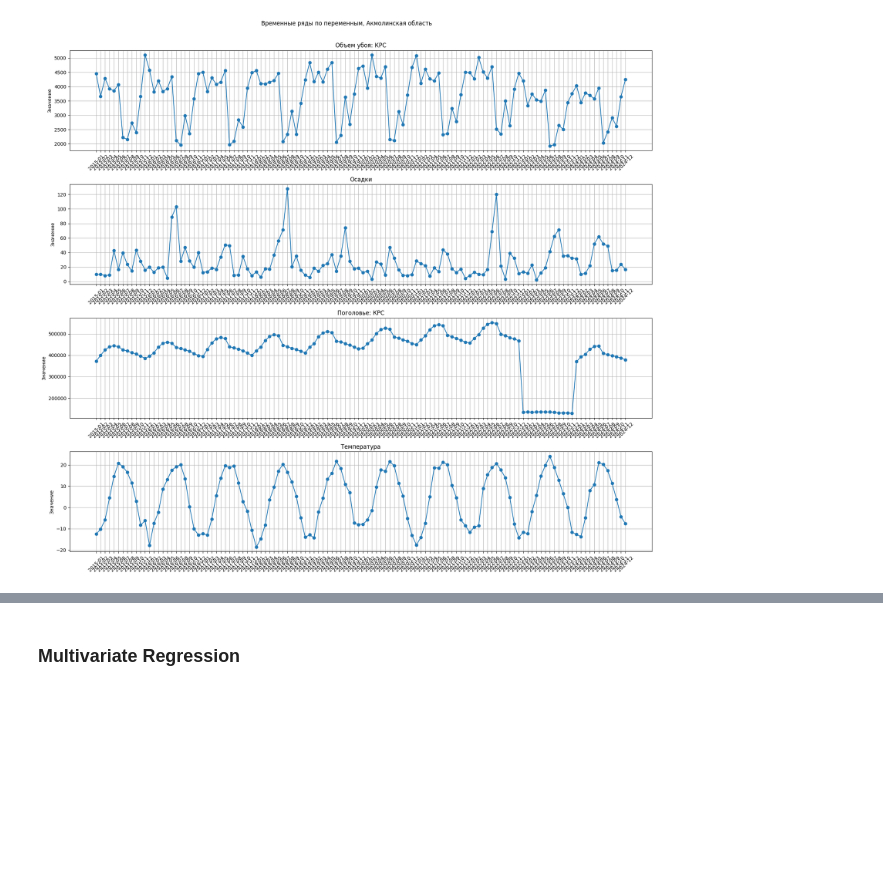
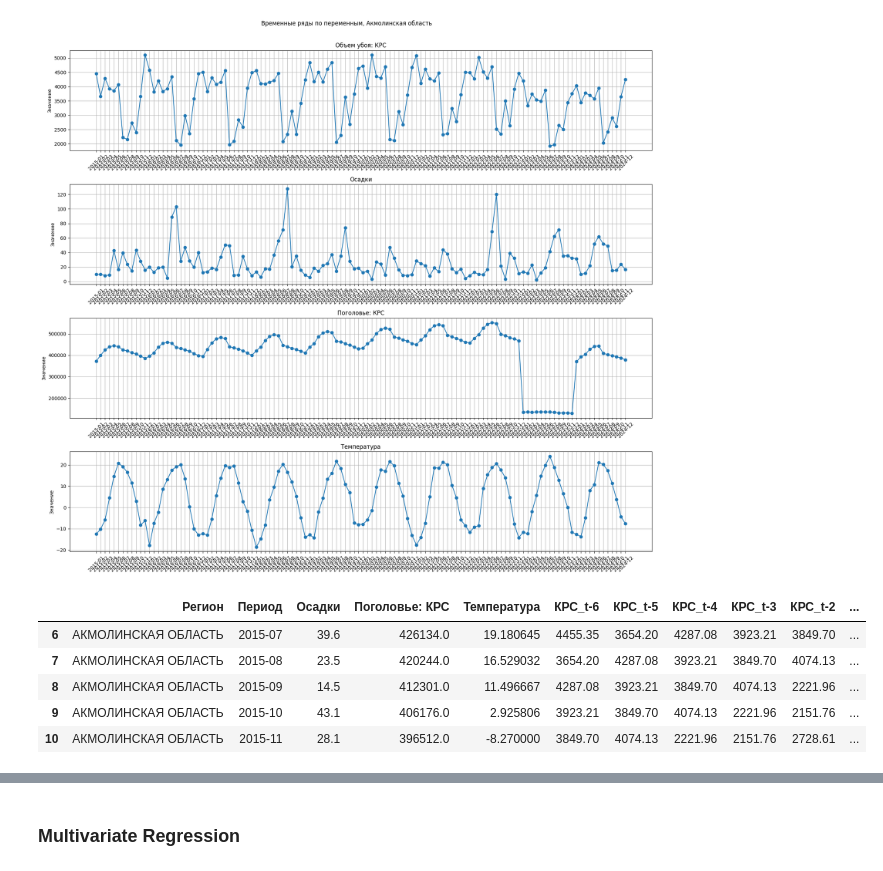
Before and after one commit to Madi147/ICC, a Jupyter notebook: Models/КРС/КРС_Akmola.ipynb, the cells around one changed output, grey strips where cells are left out. Drawn from its saved outputs; the diff is of its cells as text; code cells hidden in the pictures; blank space fills up the shorter version.

```diff
--- a/Models/КРС/КРС_Akmola.ipynb
+++ b/Models/КРС/КРС_Akmola.ipynb
@@ -108,4 +108,33 @@ plt.tight_layout()
 plt.show()
 # %% [output]
 [figure]
+# %%
+# # Add lag features to your dataframe
+# for lag in range(1, 13):  # t-1 to t-4
+#     df_akmola[f"КРС_t-{lag}"] = df_akmola["Объем убоя: КРС"].shift(lag)
+
+# # Drop NA rows (due to lag creation)
+# df_akmola_lagged = df_akmola.dropna().copy()
+# df_akmola_lagged
+
+# Create lags (t-6 to t+6) for the target variable
+for lag in range(-6, 7):
+    if lag < 0:
+        df_akmola[f"КРС_t+{abs(lag)}"] = df_akmola["Объем убоя: КРС"].shift(lag)  # lead
+    elif lag > 0:
+        df_akmola[f"КРС_t-{lag}"] = df_akmola["Объем убоя: КРС"].shift(lag)
+
+# Drop NA rows caused by shifting
+df_akmola_lagged = df_akmola.dropna().copy()
+df_akmola_lagged = df_akmola_lagged[['Регион', 'Период', 'Осадки', 'Поголовье: КРС',
+       'Температура', 'КРС_t-6', 'КРС_t-5', 'КРС_t-4', 'КРС_t-3', 'КРС_t-2',
+       'КРС_t-1', 'Объем убоя: КРС', 'КРС_t+1', 'КРС_t+2', 'КРС_t+3', 'КРС_t+4', 'КРС_t+5', 'КРС_t+6']]
+df_akmola_lagged.head()
+# %% [output]
+|  | Регион | Период | Осадки | Поголовье: КРС | Температура | КРС_t-6 | КРС_t-5 | КРС_t-4 | КРС_t-3 | КРС_t-2 | ... |
+| 6 | АКМОЛИНСКАЯ ОБЛАСТЬ | 2015-07 | 39.6 | 426134.0 | 19.180645 | 4455.35 | 3654.20 | 4287.08 | 3923.21 | 3849.70 | ... |
+| 7 | АКМОЛИНСКАЯ ОБЛАСТЬ | 2015-08 | 23.5 | 420244.0 | 16.529032 | 3654.20 | 4287.08 | 3923.21 | 3849.70 | 4074.13 | ... |
+| 8 | АКМОЛИНСКАЯ ОБЛАСТЬ | 2015-09 | 14.5 | 412301.0 | 11.496667 | 4287.08 | 3923.21 | 3849.70 | 4074.13 | 2221.96 | ... |
+| 9 | АКМОЛИНСКАЯ ОБЛАСТЬ | 2015-10 | 43.1 | 406176.0 | 2.925806 | 3923.21 | 3849.70 | 4074.13 | 2221.96 | 2151.76 | ... |
+| 10 | АКМОЛИНСКАЯ ОБЛАСТЬ | 2015-11 | 28.1 | 396512.0 | -8.270000 | 3849.70 | 4074.13 | 2221.96 | 2151.76 | 2728.61 | ... |
 # %%
```
Also changed, not shown: parts of 4 cells of this notebook.
